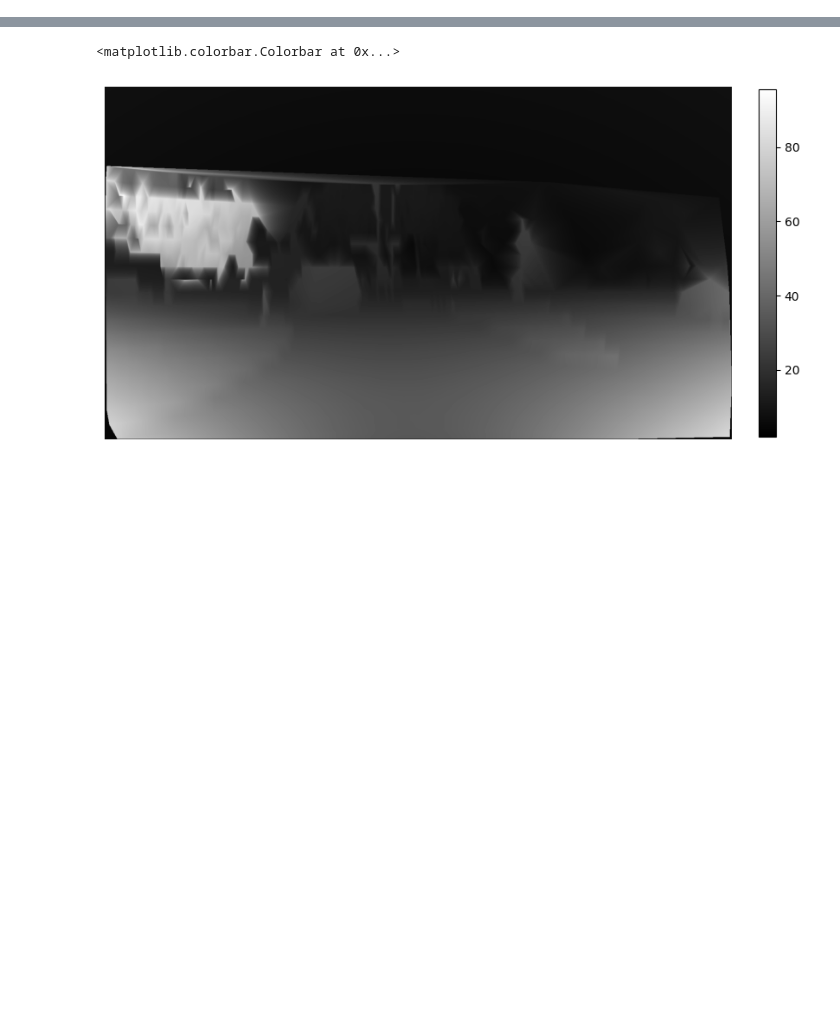
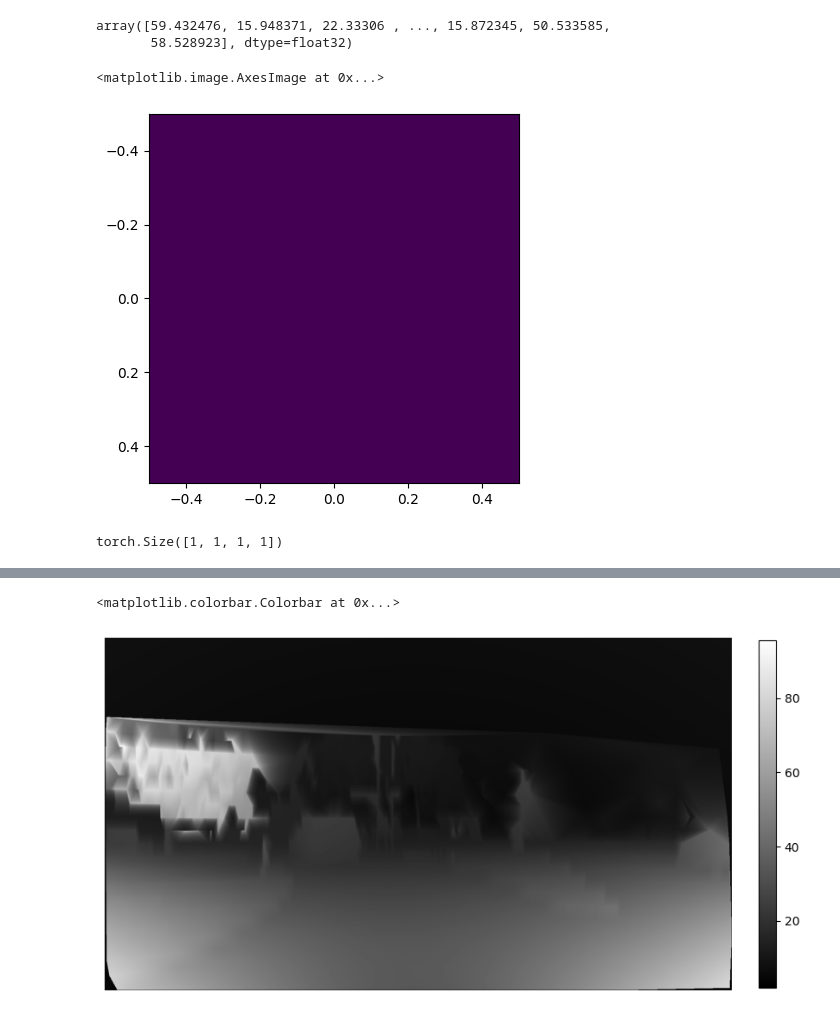
Before and after one commit to ShngJZ/LiDAR-Filter-Dev, a Jupyter notebook: test_filter.ipynb, the cells around one changed output, grey strips where cells are left out. Drawn from its saved outputs; the diff is of its cells as text; code cells hidden in the pictures; blank space fills up the shorter version.

```diff
--- a/test_filter.ipynb
+++ b/test_filter.ipynb
@@ -144,4 +144,15 @@ interp_De = LinearNDInterpolator(tri, depth, fill_value=1e2)
 intrp_d = interp_De(grid_x, grid_y)
+# %%
+depth
+# %% [output]
+array([59.432476, 15.948371, 22.33306 , ..., 15.872345, 50.533585,
+       58.528923], dtype=float32)
+# %%
+plt.imshow(intrp_d)
+# plt.scatter(points[0,:],points[1,:], c=coloring, s=dot_size)
+# %% [output]
+<matplotlib.image.AxesImage at 0x...>
+[figure, added]
 # %%
 #Get occlusion map
 intrinsic = torch.eye(4, dtype=torch.float32).cuda()[None,:,:]
@@ -162,3 +174,7 @@ out = torch.nn.functional.grid_sample(inp, grid).to('cpu')
 mask = (out.squeeze() < 0.5 )
 filtered_pts = points[:,mask]
 filtered_depth = depth[mask]
+# %%
+occ_map.shape
+# %% [output]
+torch.Size([1, 1, 1, 1])
```
Also changed, not shown: parts of 7 cells of this notebook, 1 other file.
